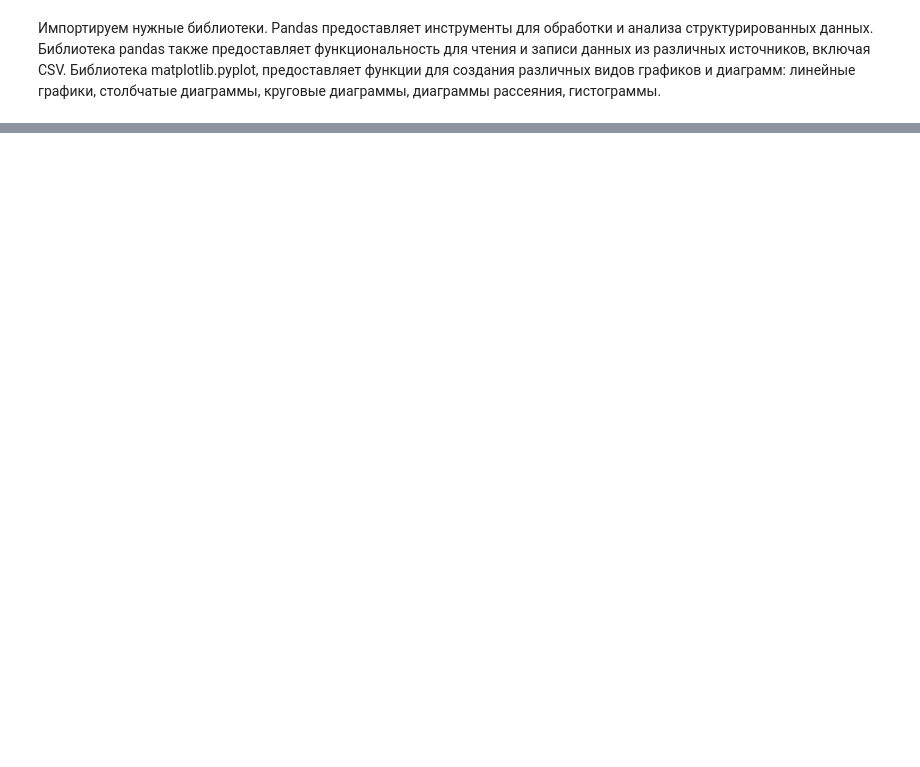
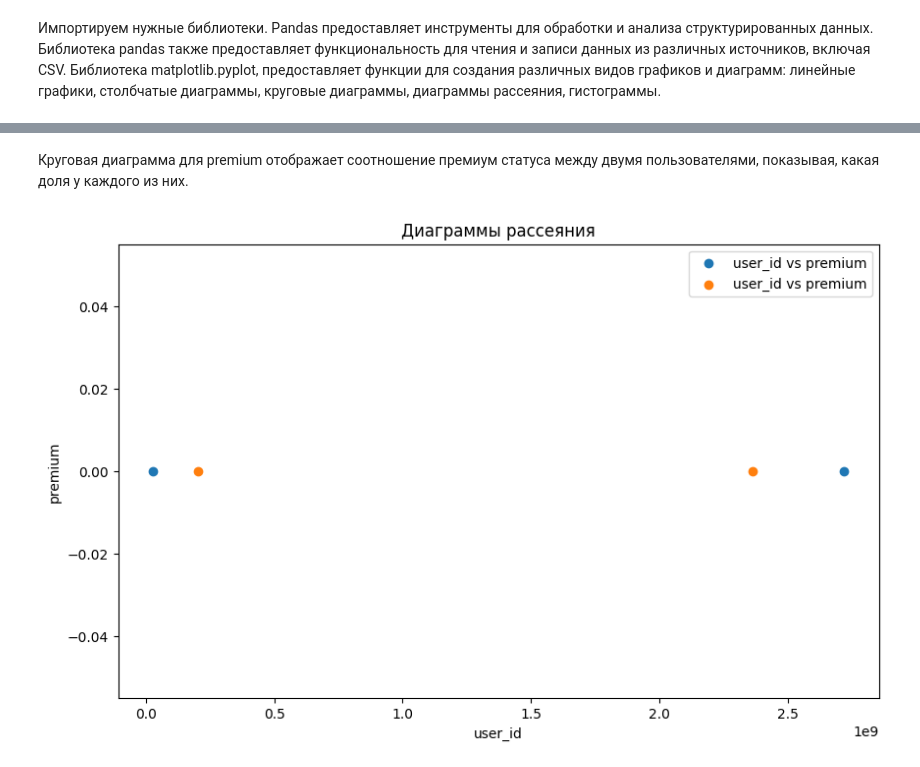
Before and after one commit to dewfd1/pr4444444, a Jupyter notebook: tethgfbgf.ipynb, the cells around one changed output, grey strips where cells are left out. Cells and saved outputs as stored; diff of their text form; code cells hidden in the pictures; blank space fills up the shorter version.

```diff
--- a/tethgfbgf.ipynb
+++ b/tethgfbgf.ipynb
@@ -25,0 +51,13 @@ Text(0.5, 1.0, 'Линейный график 3')
+# %% [markdown]
+Круговая диаграмма для premium отображает соотношение премиум статуса между двумя пользователями, показывая, какая доля у каждого из них.
+# %%
+plt.figure(figsize=(10, 6))
+plt.scatter(data['user_id'][:2], data['premium'][:2], label='user_id vs premium')
+plt.scatter(data['user_id'][2:4], data['premium'][2:4], label='user_id vs premium')
+plt.title('Диаграммы рассеяния')
+plt.xlabel('user_id')
+plt.ylabel('premium')
+plt.legend()
+plt.show()
+# %% [output]
+[figure, added]
```
Also changed, not shown: parts of 12 cells of this notebook.
